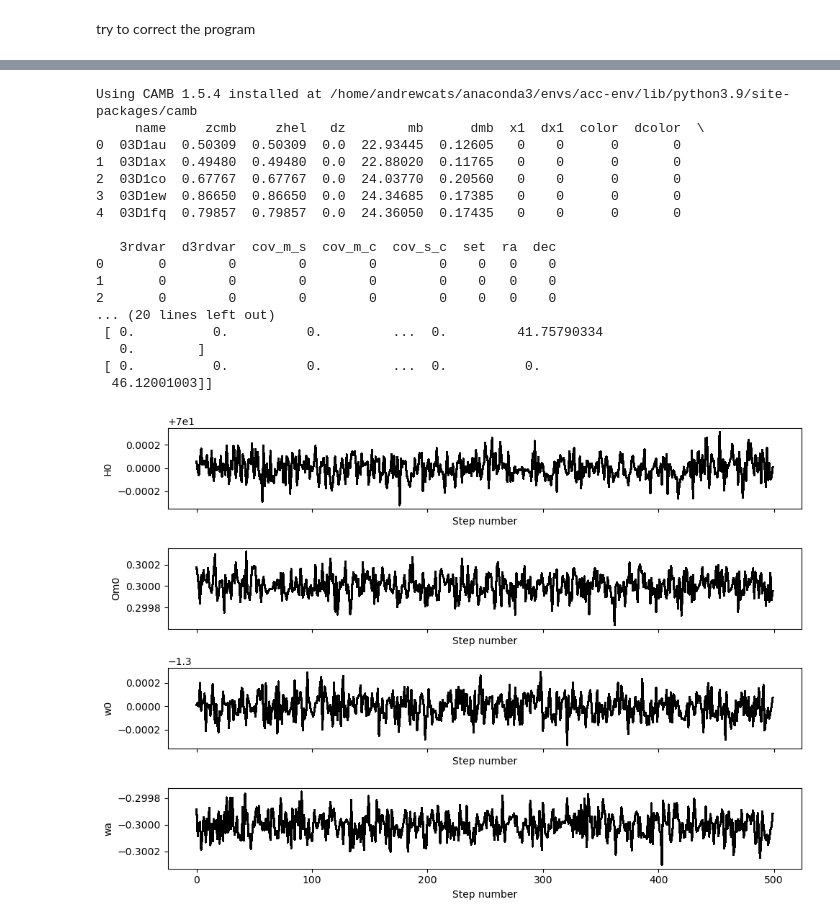
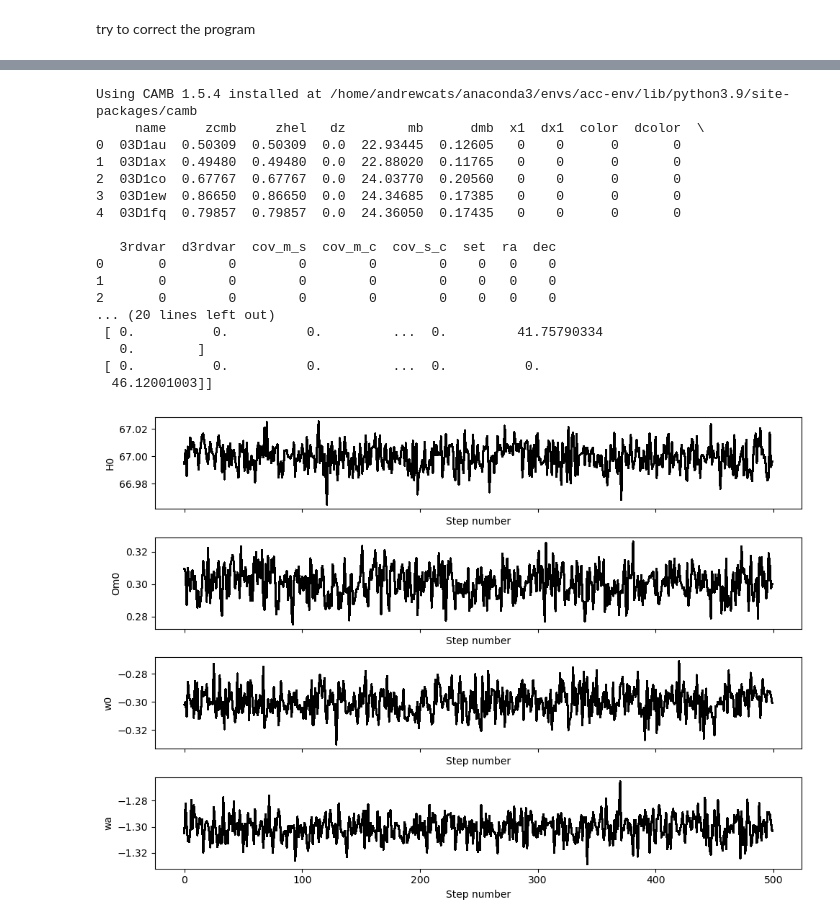
Before and after one commit to GenovaCosmology/AstroCosmoComputational, a Jupyter notebook: Students/AndreaGatti/Exam_Computazza/program_for_exam.ipynb, the cells around one changed output, grey strips where cells are left out. Saved outputs shown, nothing was run; the diff lists cells and outputs as text; code cells hidden in the pictures.

```diff
--- a/Students/AndreaGatti/Exam_Computazza/program_for_exam.ipynb
+++ b/Students/AndreaGatti/Exam_Computazza/program_for_exam.ipynb
@@ -772,6 +604,7 @@ print(Sigma)
 print("Inverse Covariance Matrix (Sigma_inv):")
 print(Sigma_inv)
 
+# Define the cosmological model, because later we will use it in the likelihood function
 def get_mu(z, H0, Om0, w0, wa):
     pars = camb.CAMBparams()
     pars.set_dark_energy(w=w0, wa=wa)
@@ -779,17 +612,20 @@ def get_mu(z, H0, Om0, w0, wa):
     pars.InitPower.set_params(ns=0.965)
     results = camb.get_results(pars)
 
+    '''
     # Debugging: Check if w crosses -1
     z = np.array([0.1, 0.5, 1.0])  # Example redshifts
     w = w0 + wa * (z / (1 + z))
     if np.any(w > -1):
         print(f"w crosses -1 at redshifts: {z[w > -1]}")
+    '''
 
     # Get luminosity distance in Mpc
     dl = results.comoving_radial_distance(z) * (1 + z)
 
     # Convert to distance modulus
-    mu = 5 * np.log10(dl) + 25
+    mu = 5 * np.log10(dl) + 25 #The constant 25 is added to adjust the units and to match the conventional definitions used in astronomy -->
+    #--> for a luminosity distance of 10 Mpc, the distance modulus would be 30.
     return mu
 
 def ln_likelihood(params, data, cov_inv):
@@ -802,7 +638,7 @@ def ln_likelihood(params, data, cov_inv):
         print(f"Error in get_mu: {e}")
         return -np.inf
     diff = d - mu
-    term1 = -0.5 * diff @ cov_inv @ diff
+    term1 = -0.5 * diff @ cov_inv @ diff # @ is the matrix multiplication
     term2 = 0.5 * ((np.ones_like(diff) @ cov_inv @ diff) ** 2) / (np.ones_like(diff) @ cov_inv @ np.ones_like(diff))
     return term1 + term2
 
@@ -812,9 +648,9 @@ def log_prior(params):
         return -np.inf
     if not (0.2 < Om0 < 0.4):
         return -np.inf
-    if not (-1.3 < w0 < -0.8):
+    if not (-1. < w0 < -0.):
         return -np.inf
-    if not (-1 < wa < 0):
+    if not (-2. < wa < -0.5):
         return -np.inf
 
     # Constraint to avoid crossing w = -1 (relaxed)
@@ -830,15 +666,15 @@ def log_posterior(params, data, cov_inv):
     return lp + ln_likelihood(params, data, cov_inv)
 
 # Initialize the MCMC sampler
-initial = np.array([70, 0.3, -1.3, -0.3])
+initial = np.array([67, 0.3, -0.3, -1.3])
 ndim = len(initial)
 nwalkers = 500
-pos = initial + 1e-4 * np.random.randn(nwalkers, ndim)
+pos = initial + 1e-2 * np.random.randn(nwalkers, ndim) # provare con 1e-1
 
 sampler = emcee.EnsembleSampler(nwalkers, ndim, log_posterior, args=(data, Sigma_inv))
 
 # Run the MCMC sampler
-nsteps = 10000
+nsteps = 2000
 sampler.run_mcmc(pos, nsteps, progress=True)
 
 # Get the samples
@@ -851,31 +687,31 @@ labels = ["H0", "Om0", "w0", "wa"]
 for i in range(ndim):
     ax = axes[i]
     ax.plot(sampler.chain[:, :, i], color="k", alpha=0.3)
     ax.set_ylabel(labels[i])
     ax.set_xlabel("Step number")
 
 plt.tight_layout()
 plt.show()
 
 # Plot the results
 fig = corner.corner(samples, labels=["H0", "Om0", "w0", "wa"])
 plt.show()
 # %% [output]
 Using CAMB 1.5.4 installed at /home/andrewcats/anaconda3/envs/acc-env/lib/python3.9/site-packages/camb
      name     zcmb     zhel   dz        mb      dmb  x1  dx1  color  dcolor  \
 0  03D1au  0.50309  0.50309  0.0  22.93445  0.12605   0    0      0       0
 1  03D1ax  0.49480  0.49480  0.0  22.88020  0.11765   0    0      0       0
 2  03D1co  0.67767  0.67767  0.0  24.03770  0.20560   0    0      0       0
 3  03D1ew  0.86650  0.86650  0.0  24.34685  0.17385   0    0      0       0
 4  03D1fq  0.79857  0.79857  0.0  24.36050  0.17435   0    0      0       0
 
    3rdvar  d3rdvar  cov_m_s  cov_m_c  cov_s_c  set  ra  dec
 0       0        0        0        0        0    0   0    0
 1       0        0        0        0        0    0   0    0
 2       0        0        0        0        0    0   0    0
 ... (20 lines left out)
  [ 0.          0.          0.         ...  0.         41.75790334
    0.        ]
  [ 0.          0.          0.         ...  0.          0.
   46.12001003]]
-[figure, old version]
+[figure, new version]
```
Also changed, not shown: parts of 9 cells of this notebook.
